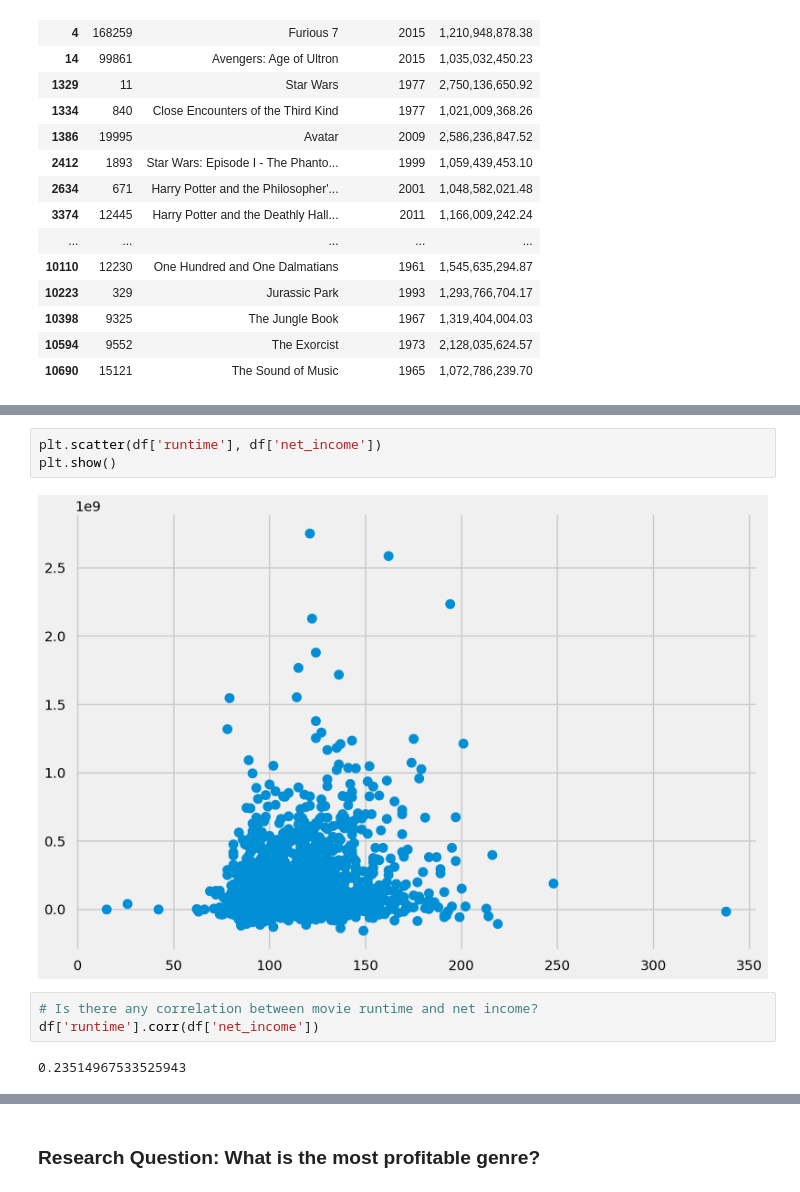
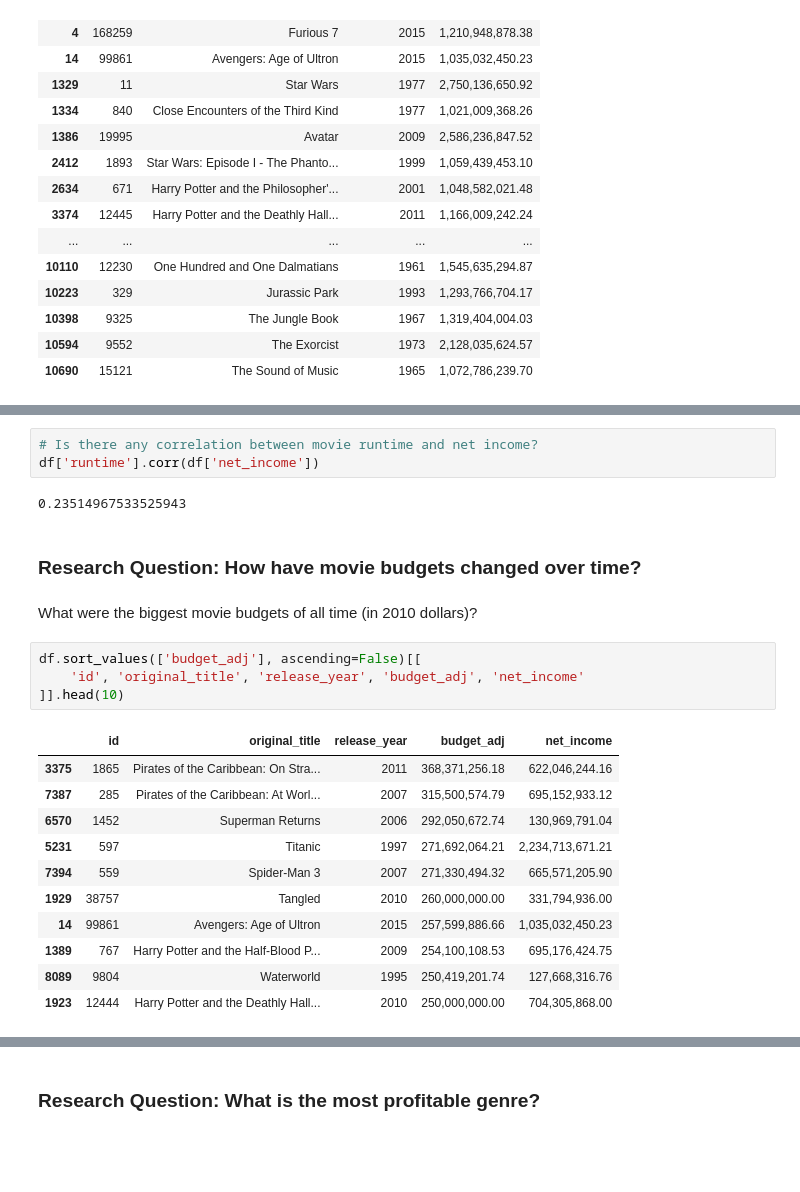
Before and after one commit to kennethn/data-analyst-nanodegree, a Jupyter notebook: 2_Investigate_A_Dataset/2_Investigate_A_Dataset.ipynb, the cells around one changed output, grey strips where cells are left out. Saved outputs shown, nothing was run; the diff lists cells and outputs as text; blank space fills up the shorter version.

```diff
--- a/2_Investigate_A_Dataset/2_Investigate_A_Dataset.ipynb
+++ b/2_Investigate_A_Dataset/2_Investigate_A_Dataset.ipynb
@@ -335,10 +323,25 @@ plt.show()
-# %%
-plt.scatter(df['runtime'], df['net_income'])
-plt.show()
-# %% [output]
-[figure, removed]
 # %%
 # Is there any correlation between movie runtime and net income?
 df['runtime'].corr(df['net_income'])
 # %% [output]
 0.23514967533525943
+# %% [markdown]
+### Research Question: How have movie budgets changed over time?
+# %% [markdown]
+What were the biggest movie budgets of all time (in 2010 dollars)?
+# %%
+df.sort_values(['budget_adj'], ascending=False)[[
+    'id', 'original_title', 'release_year', 'budget_adj', 'net_income'
+]].head(10)
+# %% [output]
+|  | id | original_title | release_year | budget_adj | net_income |
+| 3375 | 1865 | Pirates of the Caribbean: On Stra... | 2011 | 368,371,256.18 | 622,046,244.16 |
+| 7387 | 285 | Pirates of the Caribbean: At Worl... | 2007 | 315,500,574.79 | 695,152,933.12 |
+| 6570 | 1452 | Superman Returns | 2006 | 292,050,672.74 | 130,969,791.04 |
+| 5231 | 597 | Titanic | 1997 | 271,692,064.21 | 2,234,713,671.21 |
+| 7394 | 559 | Spider-Man 3 | 2007 | 271,330,494.32 | 665,571,205.90 |
+| 1929 | 38757 | Tangled | 2010 | 260,000,000.00 | 331,794,936.00 |
+| 14 | 99861 | Avengers: Age of Ultron | 2015 | 257,599,886.66 | 1,035,032,450.23 |
+| 1389 | 767 | Harry Potter and the Half-Blood P... | 2009 | 254,100,108.53 | 695,176,424.75 |
+| 8089 | 9804 | Waterworld | 1995 | 250,419,201.74 | 127,668,316.76 |
+| 1923 | 12444 | Harry Potter and the Deathly Hall... | 2010 | 250,000,000.00 | 704,305,868.00 |
```
Also changed, not shown: parts of 17 cells of this notebook.
